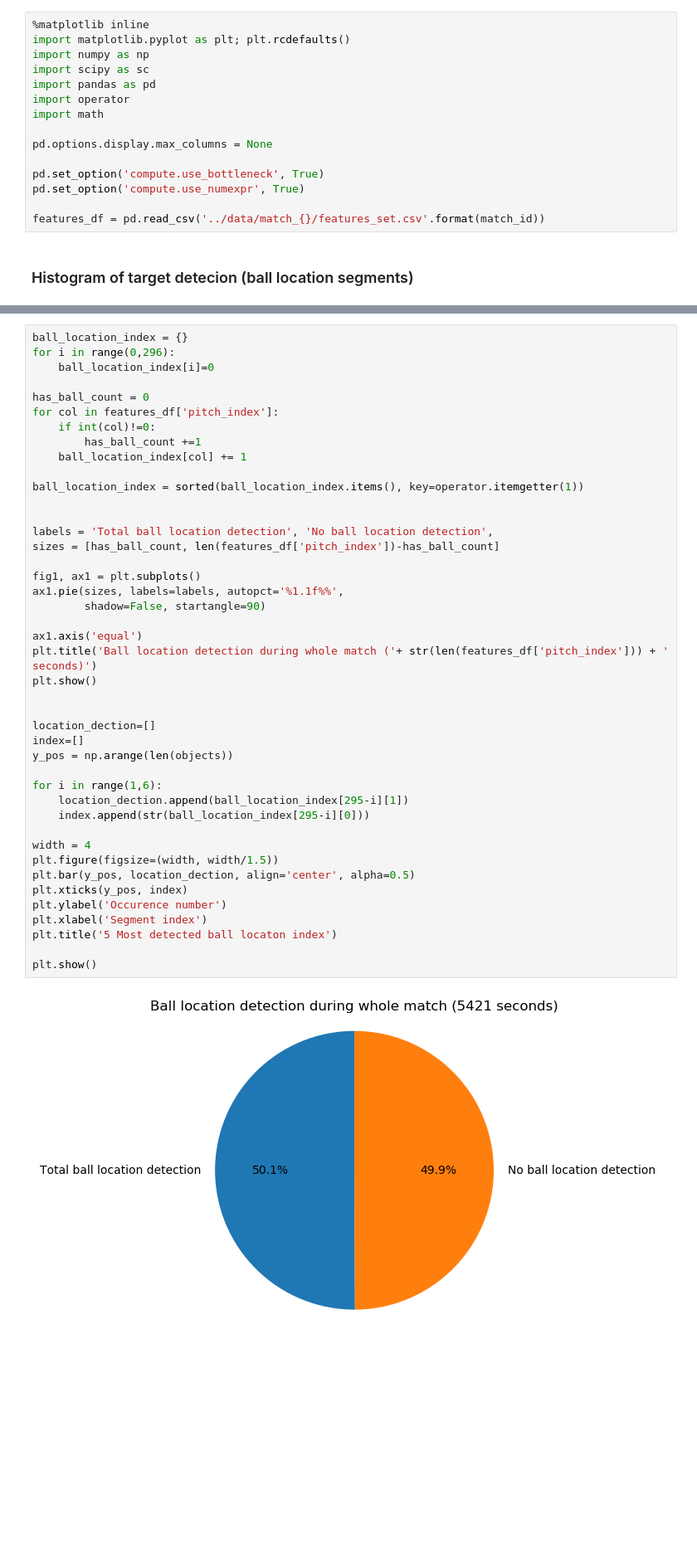
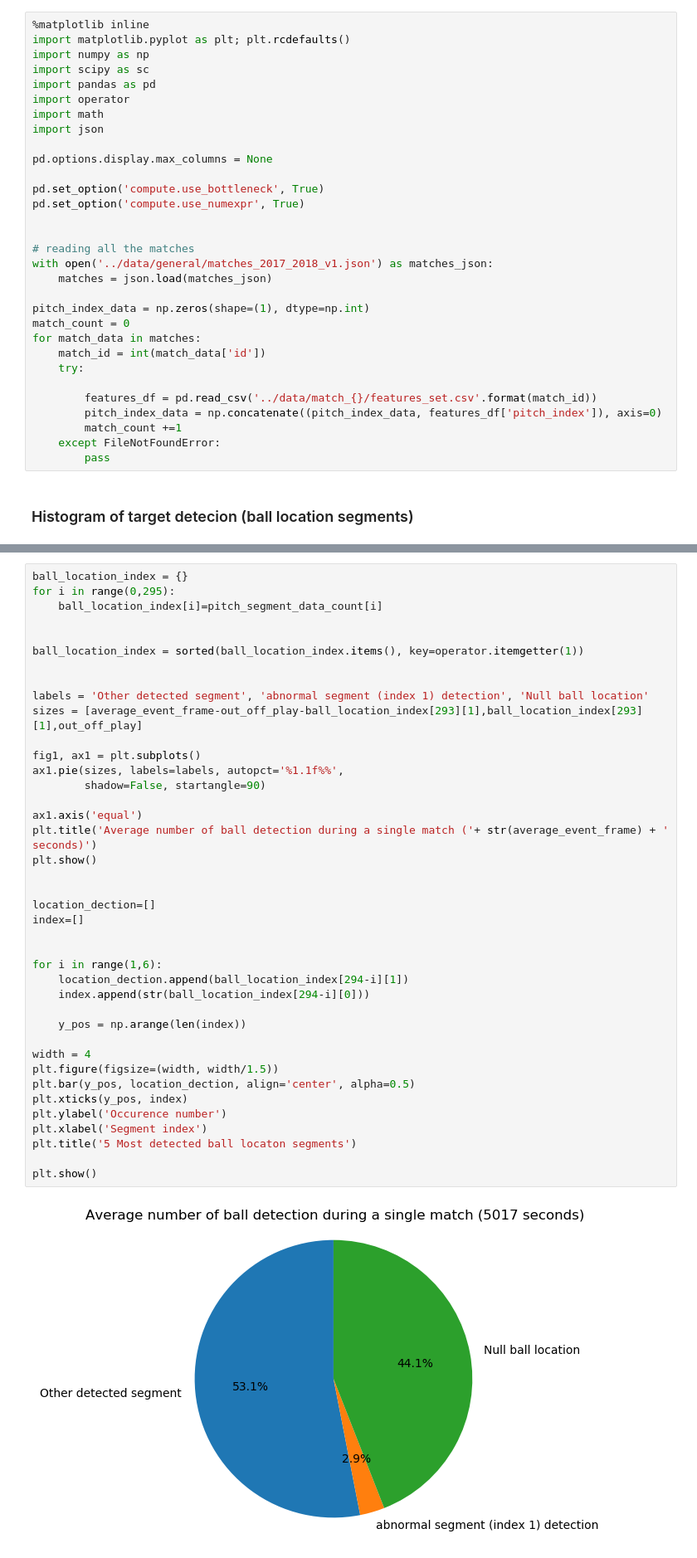
Before and after one commit to anaramirli/predict-soccer-ball-location, a Jupyter notebook: src/target_analysis.ipynb, the cells around one changed output, grey strips where cells are left out. Shown at 83% size. Saved outputs shown, nothing was run; the diff lists cells and outputs as text; blank space fills up the shorter version.

```diff
--- a/src/target_analysis.ipynb
+++ b/src/target_analysis.ipynb
@@ -11,13 +11,29 @@ import scipy as sc
 import pandas as pd
 import operator
 import math
+import json
 
 pd.options.display.max_columns = None
 
 pd.set_option('compute.use_bottleneck', True)
 pd.set_option('compute.use_numexpr', True)
 
-features_df = pd.read_csv('../data/match_{}/features_set.csv'.format(match_id))
+
+# reading all the matches
+with open('../data/general/matches_2017_2018_v1.json') as matches_json:
+    matches = json.load(matches_json)
+
+pitch_index_data = np.zeros(shape=(1), dtype=np.int)
+match_count = 0
+for match_data in matches:
+    match_id = int(match_data['id'])
+    try:
+
+        features_df = pd.read_csv('../data/match_{}/features_set.csv'.format(match_id))
+        pitch_index_data = np.concatenate((pitch_index_data, features_df['pitch_index']), axis=0)
+        match_count +=1
+    except FileNotFoundError:
+        pass
 # %% [markdown]
 ### Histogram of target detecion (ball location segments)
 # %%
@@ -56,46 +98,43 @@ Histogram of ball segments isn't concentrated on the certain area of the pitch,
 ### Inbalanced target data
 # %%
 ball_location_index = {}
-for i in range(0,296):
-    ball_location_index[i]=0
+for i in range(0,295):
+    ball_location_index[i]=pitch_segment_data_count[i]
 
-has_ball_count = 0
-for col in features_df['pitch_index']:
-    if int(col)!=0:
-        has_ball_count +=1
-    ball_location_index[col] += 1
 
 ball_location_index = sorted(ball_location_index.items(), key=operator.itemgetter(1))
 
 
-labels = 'Total ball location detection', 'No ball location detection',
-sizes = [has_ball_count, len(features_df['pitch_index'])-has_ball_count]
+labels = 'Other detected segment', 'abnormal segment (index 1) detection', 'Null ball location'
+sizes = [average_event_frame-out_off_play-ball_location_index[293][1],ball_location_index[293][1],out_off_play]
 
 fig1, ax1 = plt.subplots()
 ax1.pie(sizes, labels=labels, autopct='%1.1f%%',
         shadow=False, startangle=90)
 
 ax1.axis('equal')
-plt.title('Ball location detection during whole match ('+ str(len(features_df['pitch_index'])) + ' seconds)')
+plt.title('Average number of ball detection during a single match ('+ str(average_event_frame) + ' seconds)')
 plt.show()
 
 
 location_dection=[]
 index=[]
-y_pos = np.arange(len(objects))
+
 
 for i in range(1,6):
-    location_dection.append(ball_location_index[295-i][1])
-    index.append(str(ball_location_index[295-i][0]))
+    location_dection.append(ball_location_index[294-i][1])
+    index.append(str(ball_location_index[294-i][0]))
+
+    y_pos = np.arange(len(index))
 
 width = 4
 plt.figure(figsize=(width, width/1.5))
 plt.bar(y_pos, location_dection, align='center', alpha=0.5)
 plt.xticks(y_pos, index)
 plt.ylabel('Occurence number')
 plt.xlabel('Segment index')
-plt.title('5 Most detected ball locaton index')
+plt.title('5 Most detected ball locaton segments')
 
 plt.show()
 # %% [output]
-[figure, old version]
+[figure, new version]
```
Also changed, not shown: parts of 5 cells of this notebook, 3 other files.
